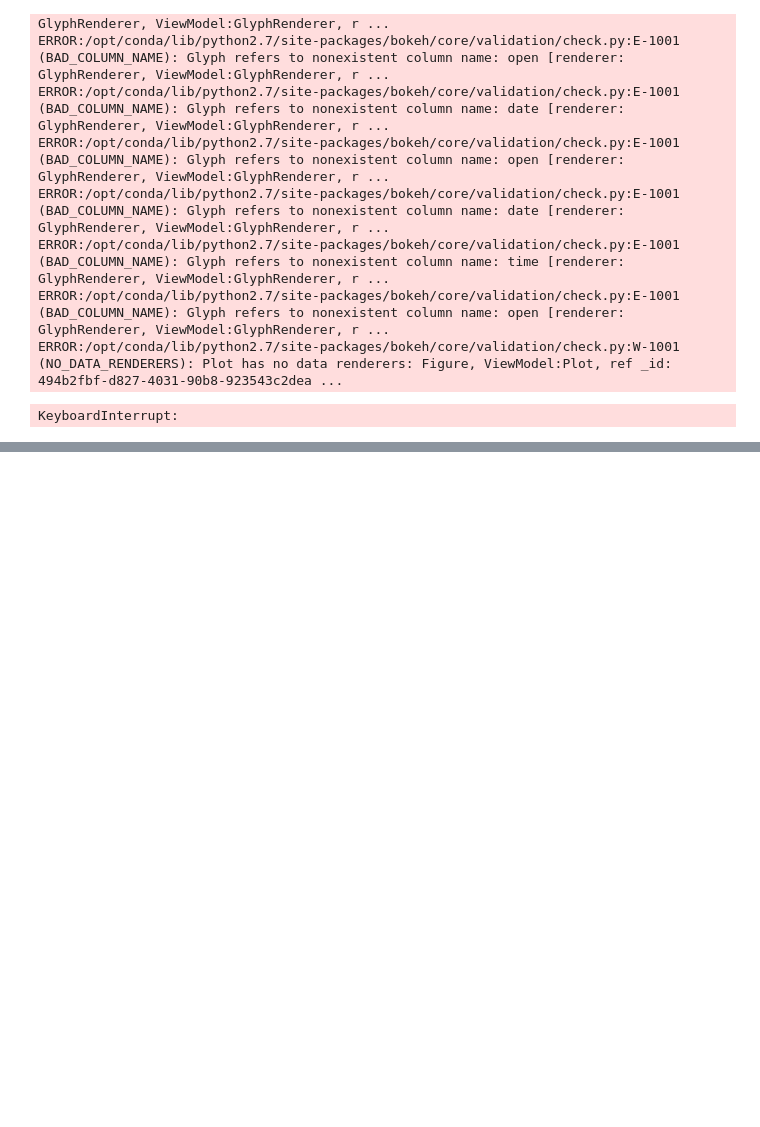
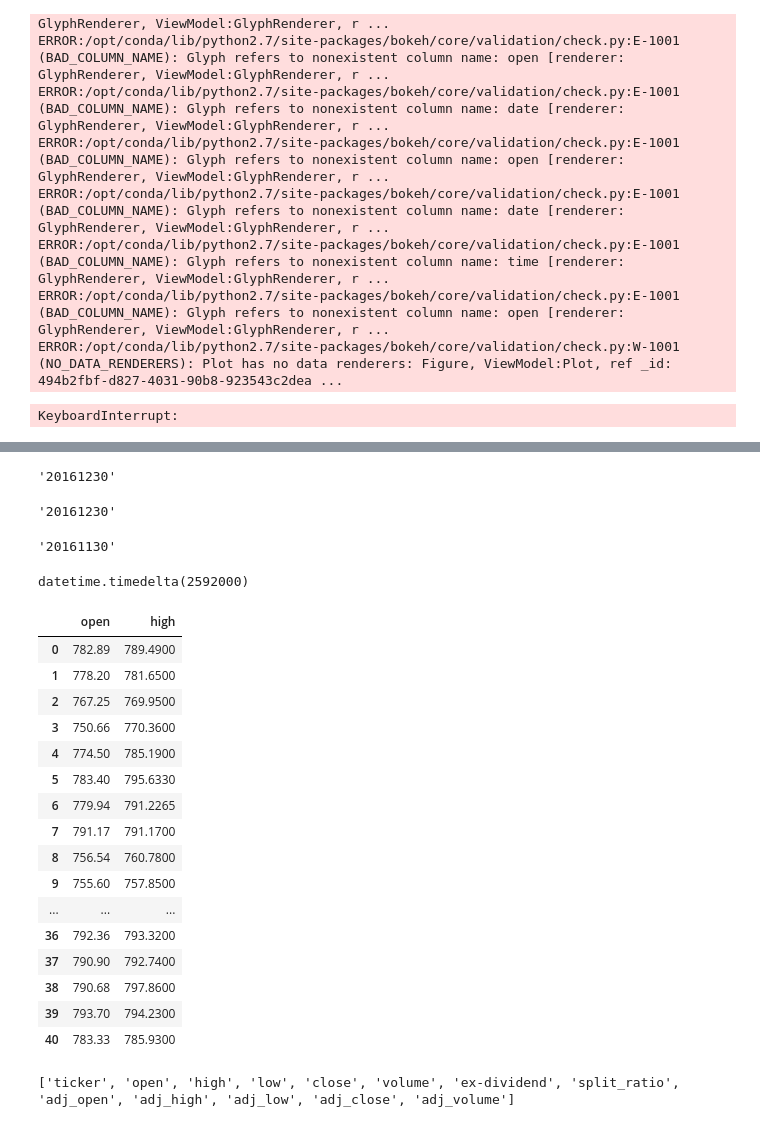
Before and after one commit to tnkarthik/Data_Inc_12day, a Jupyter notebook: Untitled.ipynb, the cells around one changed output, grey strips where cells are left out. Saved outputs shown, nothing was run; the diff lists cells and outputs as text; code cells hidden in the pictures; blank space fills up the shorter version.

```diff
--- a/Untitled.ipynb
+++ b/Untitled.ipynb
@@ -190,0 +194,39 @@ KeyboardInterrupt:
+# %%
+d= date.today()
+d.strftime('%Y%m%d')
+# %% [output]
+'20161230'
+# %%
+date.today().strftime('%Y%m%d')
+# %% [output]
+'20161230'
+# %%
+(date.today()-timedelta(30)).strftime('%Y%m%d')
+# %% [output]
+'20161130'
+# %%
+timedelta(30*24*3600)
+# %% [output]
+datetime.timedelta(2592000)
+# %%
+selected_cols = ['open','high']
+# %%
+df[selected_cols]
+# %% [output]
+|  | open | high |
+| 0 | 782.89 | 789.4900 |
+| 1 | 778.20 | 781.6500 |
+| 2 | 767.25 | 769.9500 |
+| 3 | 750.66 | 770.3600 |
+| 4 | 774.50 | 785.1900 |
+| 5 | 783.40 | 795.6330 |
+| 6 | 779.94 | 791.2265 |
+| 7 | 791.17 | 791.1700 |
+| 8 | 756.54 | 760.7800 |
+| 9 | 755.60 | 757.8500 |
+| ... | ... | ... |
+| 36 | 792.36 | 793.3200 |
+| 37 | 790.90 | 792.7400 |
+| 38 | 790.68 | 797.8600 |
+| 39 | 793.70 | 794.2300 |
+| 40 | 783.33 | 785.9300 |
@@ -190,0 +236,4 @@ KeyboardInterrupt:
+# %%
+print a
+# %% [output]
+['ticker', 'open', 'high', 'low', 'close', 'volume', 'ex-dividend', 'split_ratio', 'adj_open', 'adj_high', 'adj_low', 'adj_close', 'adj_volume']
```
Also changed, not shown: parts of 8 cells of this notebook, 11 other files.
